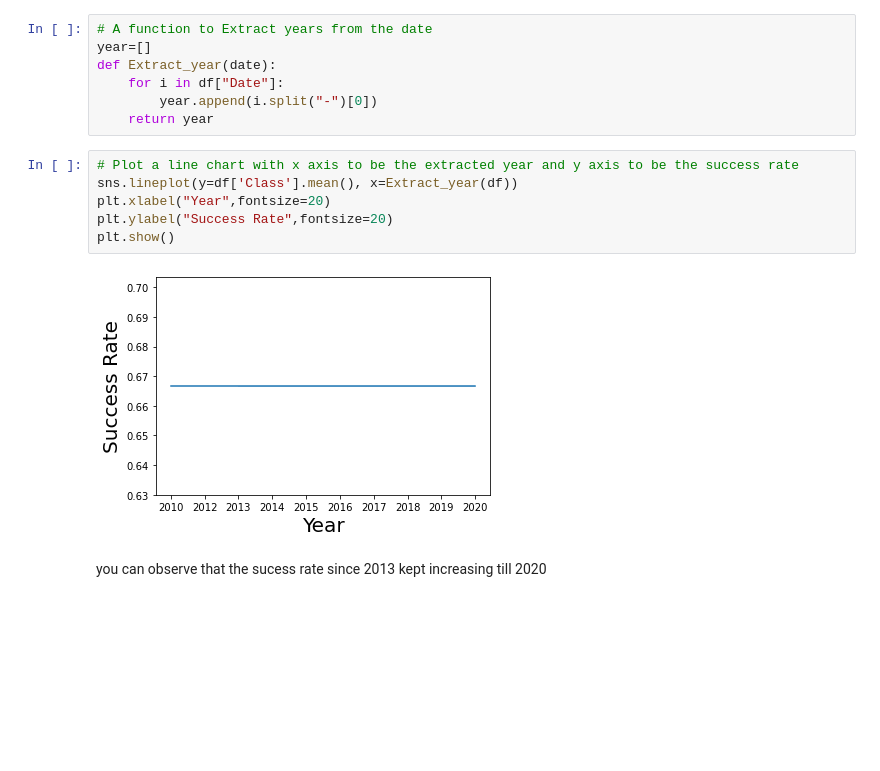
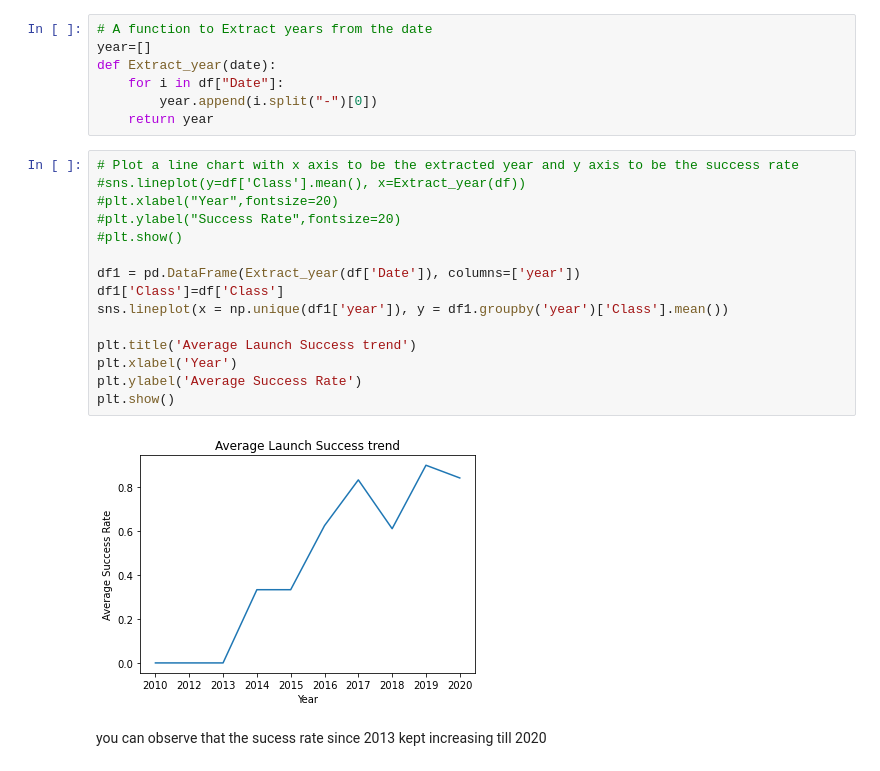
Before and after one commit to loyalshrew/Capstone-Project---SpaceX, a Jupyter notebook: Final Project - EDA with Visualization.ipynb, the cells around one changed output. Cells and saved outputs as stored; diff of their text form; blank space fills up the shorter version.

```diff
--- a/Final Project - EDA with Visualization.ipynb
+++ b/Final Project - EDA with Visualization.ipynb
@@ -172,12 +172,21 @@ def Extract_year(date):
     return year
 # %%
 # Plot a line chart with x axis to be the extracted year and y axis to be the success rate
-sns.lineplot(y=df['Class'].mean(), x=Extract_year(df))
-plt.xlabel("Year",fontsize=20)
-plt.ylabel("Success Rate",fontsize=20)
+#sns.lineplot(y=df['Class'].mean(), x=Extract_year(df))
+#plt.xlabel("Year",fontsize=20)
+#plt.ylabel("Success Rate",fontsize=20)
+#plt.show()
+
+df1 = pd.DataFrame(Extract_year(df['Date']), columns=['year'])
+df1['Class']=df['Class']
+sns.lineplot(x = np.unique(df1['year']), y = df1.groupby('year')['Class'].mean())
+
+plt.title('Average Launch Success trend')
+plt.xlabel('Year')
+plt.ylabel('Average Success Rate')
 plt.show()
 # %% [output]
-[figure, old version]
+[figure, new version]
 # %% [markdown]
 you can observe that the sucess rate since 2013 kept increasing till 2020
 # %% [markdown]
```
Also changed, not shown: parts of 4 cells of this notebook.
